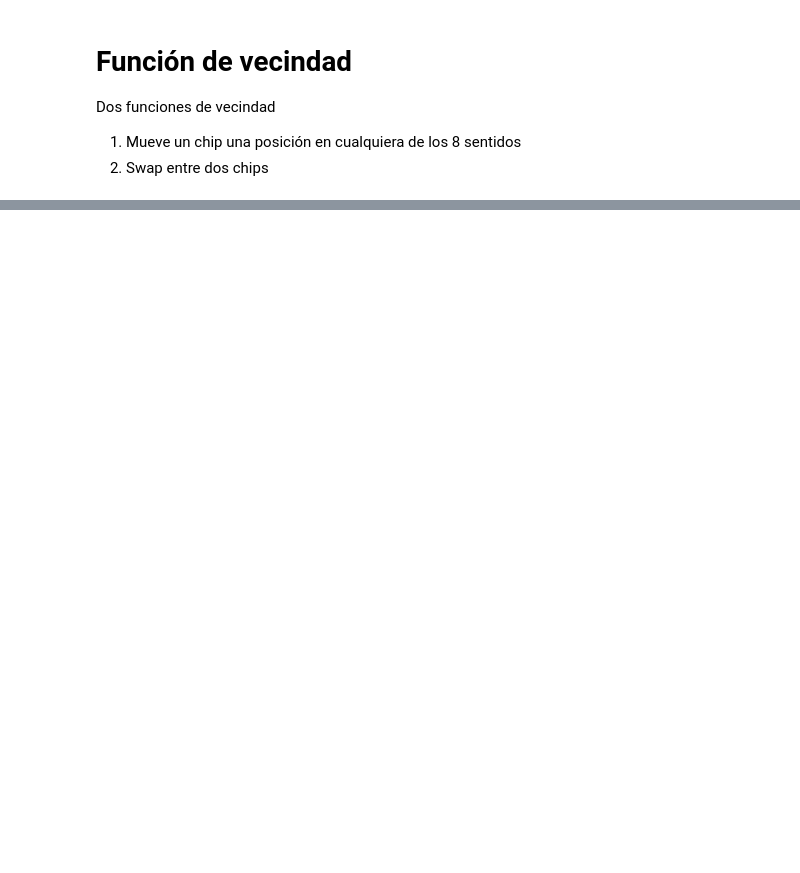
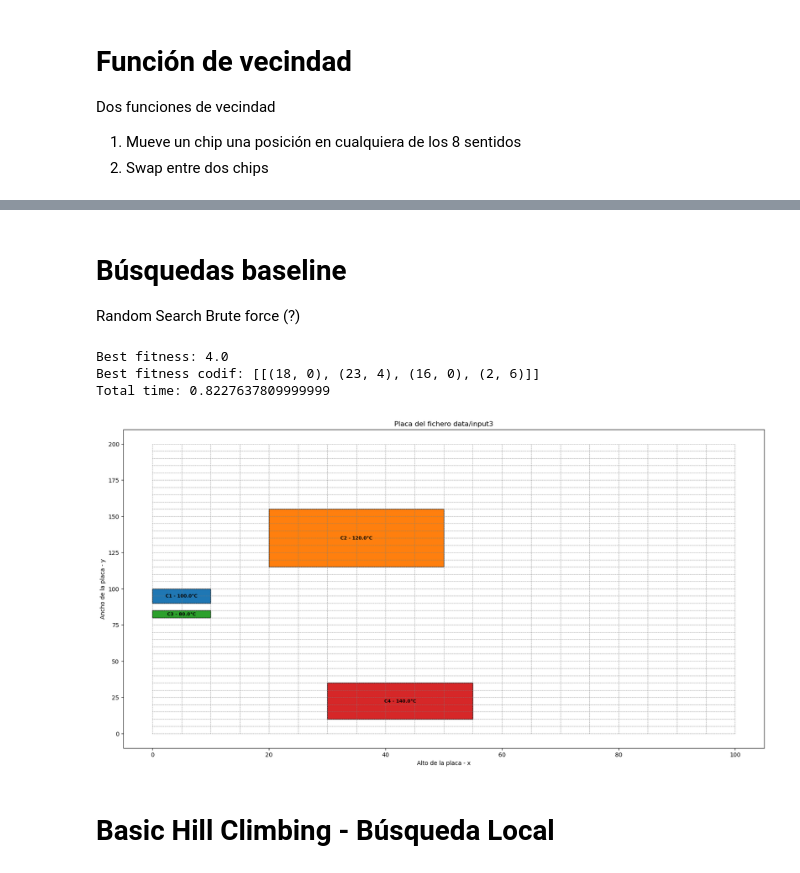
Before and after one commit to Aleeja137/TXISPA-HB, a Jupyter notebook: sprint1/heat.ipynb, the cells around one changed output, grey strips where cells are left out. Cells and saved outputs as stored; diff of their text form; code cells hidden in the pictures; blank space fills up the shorter version.

```diff
--- a/sprint1/heat.ipynb
+++ b/sprint1/heat.ipynb
@@ -169,16 +169,16 @@ Preparar la librería para hacer la llamada a la función objetivo, ejecutar un
 import ctypes
 
 def initialize_fitness():
-    global fitness_lib
+    global objective_function_HEAT
     # Cargar la librería
-    fitness_lib = ctypes.CDLL("lib/fitness.so")
+    objective_function_HEAT = ctypes.CDLL("lib/fitness.so")
 
     # Definir el tipo de los argumentos que se le pasan (relevante) y el del resultado (irrelevante)
-    fitness_lib.fitness.argtypes = [ctypes.c_int, ctypes.c_char_p, ctypes.POINTER(ctypes.c_double), ctypes.POINTER(ctypes.c_double)]
-    fitness_lib.fitness.restype = ctypes.c_int
+    objective_function_HEAT.fitness.argtypes = [ctypes.c_int, ctypes.c_char_p, ctypes.POINTER(ctypes.c_double), ctypes.POINTER(ctypes.c_double)]
+    objective_function_HEAT.fitness.restype = ctypes.c_int
 
 def fitness_heat(filepath,salida = False):
-    global fitness_lib
+    global objective_function_HEAT
     # Preparar las variables de argumento
     input_string = filepath.encode('utf-8')  # Necesario convertirlo a char* para C
     if not salida:
@@ -189,7 +189,7 @@ def fitness_heat(filepath,salida = False):
     Tej = ctypes.c_double()
 
     # Ejecución
-    fitness_lib.fitness(input_int, input_string, ctypes.byref(Tmean), ctypes.byref(Tej))
+    objective_function_HEAT.fitness(input_int, input_string, ctypes.byref(Tmean), ctypes.byref(Tej))
 
     return Tmean.value,Tej.value
 
@@ -420,0 +441,40 @@ visualizar_solucion(rand_sol[0])
+# %% [markdown]
+# Búsquedas baseline
+Random Search
+Brute force (?)
+# %%
+import sys
+
+def random_search(instance : list , num_solutions : int) -> list:
+    nchip,n_pos = instance
+    best_sol_codif = random_solution(nchip,n_pos)
+    best_sol_value = sys.float_info.max
+    total_time = 0
+
+    sol_actual_codif = best_sol_codif.copy()
+    sol_actual_value = 0
+
+    for _ in range(num_solutions):
+        sol_actual_codif = random_solution(nchip,n_pos)
+        write_card_file(filepath="card_tmp",solution=sol_actual_codif)
+        sol_actual_value, sol_actual_time = fitness_heat(filepath="card_tmp",salida=False)
+        total_time += sol_actual_time
+        if sol_actual_value < best_sol_value:
+            best_sol_value = sol_actual_value
+            best_sol_codif = sol_actual_codif
+
+    return best_sol_value,best_sol_codif, total_time
+
+instance = nchip,n_pos
+best_sol_value, best_sol_codif, total_time = random_search(instance,1000)
+print("Best fitness:",best_sol_value)
+print("Best fitness codif:",best_sol_codif)
+print("Total time:",total_time)
+visualizar_solucion(best_sol_codif[0])
+# %% [output]
+Best fitness: 4.0
+Best fitness codif: [[(18, 0), (23, 4), (16, 0), (2, 6)]]
+Total time: 0.8227637809999999
+[figure, added]
+# %% [markdown]
+# Basic Hill Climbing - Búsqueda Local
```
Also changed, not shown: parts of 5 cells of this notebook, 2 other files.
